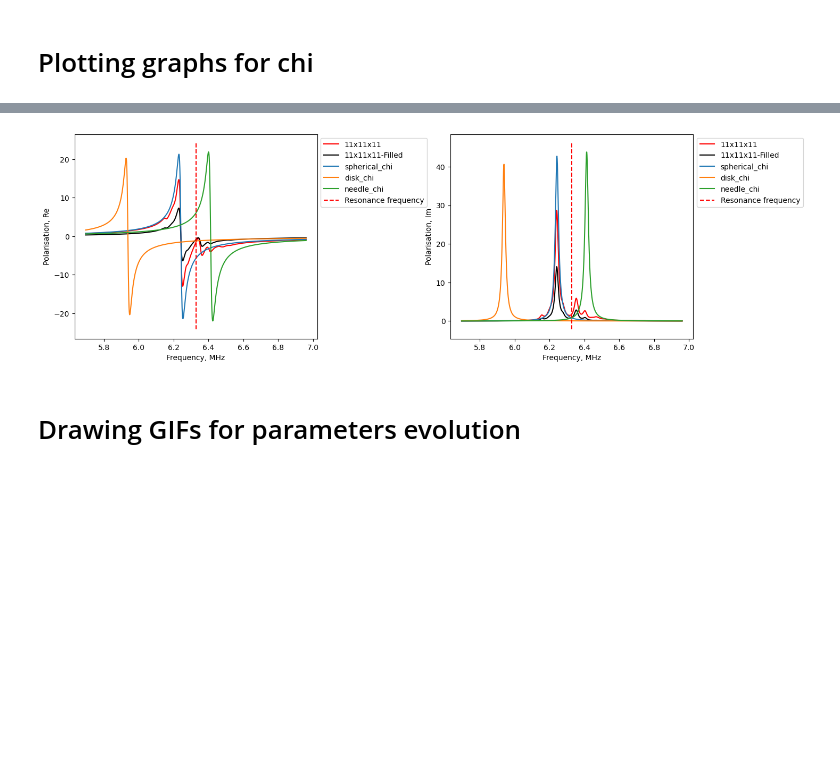
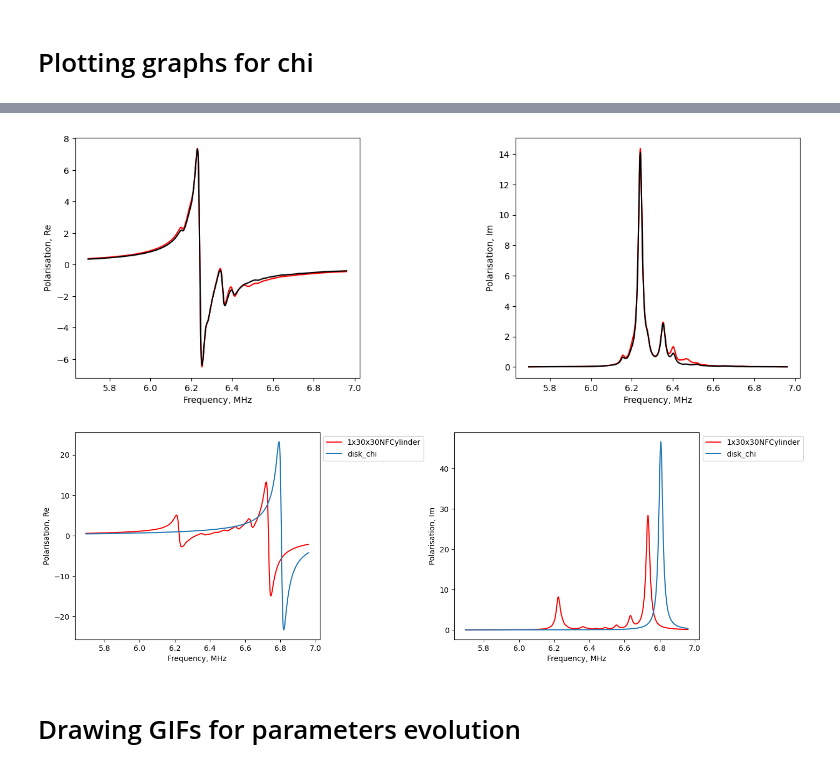
Before and after one commit to broshura/Discrete_Model_Of_Metamaterial_Lens, a Jupyter notebook: Code/FormComparing.ipynb, the cells around one changed output, grey strips where cells are left out. Saved outputs shown, nothing was run; the diff lists cells and outputs as text; code cells hidden in the pictures; blank space fills up the shorter version.

Commit message:
Form verified

```diff
--- a/Code/FormComparing.ipynb
+++ b/Code/FormComparing.ipynb
@@ -54,7 +54,7 @@ for NZ in range(1, 21):
     #print(Rings_4d)
     #print(phi_0z/H_0z/mu_0/np.pi/Radius**2)
     print(f'Frequency modeling: {round(Omega[0]/2/np.pi/1e6, 1)}-{round(Omega[-1]/2/np.pi/1e6, 2)} MHz')
-    Currents = solvesystem(Rings_4d, M_grad(Params), Omega, phi_0z=phi_0z, Inductance = Inductance, tol = 1e-3)
+    Currents = solvesystem(Rings_4d, M_grad(Params), Omega, phi_0z=phi_0z, Inductance = Inductance, tol = 1e-5)
 
     Nz, Ny, Nx = Params['N']['z']['nz'], Params['N']['z']['ny'], Params['N']['z']['nx']
     Volume =  (Nx-1) * (Ny-1) * (Nz-1) * Dz * Dy * Dx
@@ -402,7 +540,7 @@ Params['C'] = 470 * 10 ** -12*100
 omega_0 = 1/np.sqrt(Params['L'] * Params['C'])
 
 
-# Compare big, average and small cube structures
+# Compare big, average and small sphere structures
 
 plt.figure(figsize=(15, 5))
 plt.subplots_adjust(wspace=0.55, hspace=0.55)
@@ -415,8 +553,8 @@ for n, linestyle in zip([1], ['-']):
     with open(f"Data/Form_Data/izotropic/Sphere/S-NotFilled-Data-zyx-{shape}", "r") as f:
         Data = json.load(f)
     Omega = np.array(Data["Omega"])
-    RealPolarisation = -np.array(Data["RealZPolarisation"])
-    ImagPolarisation = -np.array(Data["ImagZPolarisation"])
+    RealPolarisation = -np.array(Data["RealZPolarisation"])/2
+    ImagPolarisation = -np.array(Data["ImagZPolarisation"])/2
     plt.subplot(121)
     plt.plot(Omega/2/np.pi/10**6, RealPolarisation, label = f'{shape}', linestyle = linestyle, color = 'r')
     plt.xlabel("Frequency, MHz")
@@ -438,38 +576,60 @@ for n, linestyle in zip([1], ['-']):
     with open(f"Data/Form_Data/izotropic/Sphere/S-Filled-Data-zyx-{shape}", "r") as f:
         Data = json.load(f)
     Omega = np.array(Data["Omega"])
     RealPolarisation = -np.array(Data["RealZPolarisation"])
     ImagPolarisation = -np.array(Data["ImagZPolarisation"])
     plt.subplot(121)
     plt.plot(Omega/2/np.pi/10**6, RealPolarisation, label = f'{shape}-Filled', linestyle = linestyle, color = 'black')
     plt.xlabel("Frequency, MHz")
     plt.ylabel("Polarisation, Re")
 
     plt.subplot(122)
     plt.plot(Omega/2/np.pi/10**6, ImagPolarisation, label = f'{shape}-Filled', linestyle = linestyle, color = 'black')
     plt.xlabel("Frequency, MHz")
     plt.ylabel("Polarisation, Im")
 
+# Compare big, average and small cylinder structures
 
-for theory in [spherical_chi, disk_chi, needle_chi]:
+plt.figure(figsize=(15, 5))
+plt.subplots_adjust(wspace=0.55, hspace=0.55)
+for name, linestyle in zip(['NFCylinder'], ['-']):
+    shape = '1x30x30'
+    with open(f"Data/Form_Data/izotropic/Evolving/StraightData-{name}-zyx-{shape}", "r") as f:
+        Data = json.load(f)
+    Omega = np.array(Data["Omega"])
+    RealPolarisation = np.array(Data["RealZPolarisation"])
+    ImagPolarisation = np.array(Data["ImagZPolarisation"])
+    plt.subplot(121)
+    plt.plot(Omega/2/np.pi/10**6, RealPolarisation, label = f'{shape}{name}', linestyle = linestyle, color = 'r')
+    plt.xlabel("Frequency, MHz")
+    plt.ylabel("Polarisation, Re")
+
+    plt.subplot(122)
+    plt.plot(Omega/2/np.pi/10**6, ImagPolarisation, label = f'{shape}{name}', linestyle = linestyle, color = 'r')
+    plt.xlabel("Frequency, MHz")
+    plt.ylabel("Polarisation, Im")
+
+
+for theory in [disk_chi]:
     MU = effective_mu(Params)(Omega)
-    CHI = -theory(MU)
+    CHI = theory(MU)
     plt.subplot(121)
     plt.plot(Omega/2/np.pi/10**6, CHI.real, label = theory.__name__)
     plt.subplot(122)
     plt.plot(Omega/2/np.pi/10**6, CHI.imag, label = theory.__name__)
 
 plt.subplot(121)
 ylim = plt.ylim()
-plt.vlines(omega_0/2/np.pi/10**6, ylim[0], ylim[1], color="red", linestyle="--", label='Resonance frequency')
+#plt.vlines(omega_0/2/np.pi/10**6, ylim[0], ylim[1], color="red", linestyle="--", label='Resonance frequency')
 plt.legend(loc='upper left', bbox_to_anchor=(1, 1))
 plt.subplot(122)
 ylim = plt.ylim()
-plt.vlines(omega_0/2/np.pi/10**6, ylim[0], ylim[1], color="red", linestyle="--", label='Resonance frequency')
+#plt.vlines(omega_0/2/np.pi/10**6, ylim[0], ylim[1], color="red", linestyle="--", label='Resonance frequency')
 plt.legend(loc='upper left', bbox_to_anchor=(1, 1))
 plt.show()
 # %% [output]
-[figure, old version]
+[figure, new version]
+[figure, added]
 # %% [markdown]
 # Drawing GIFs for parameters evolution
 # %%
```
Also changed, not shown: parts of 6 cells of this notebook, 7 other files.
